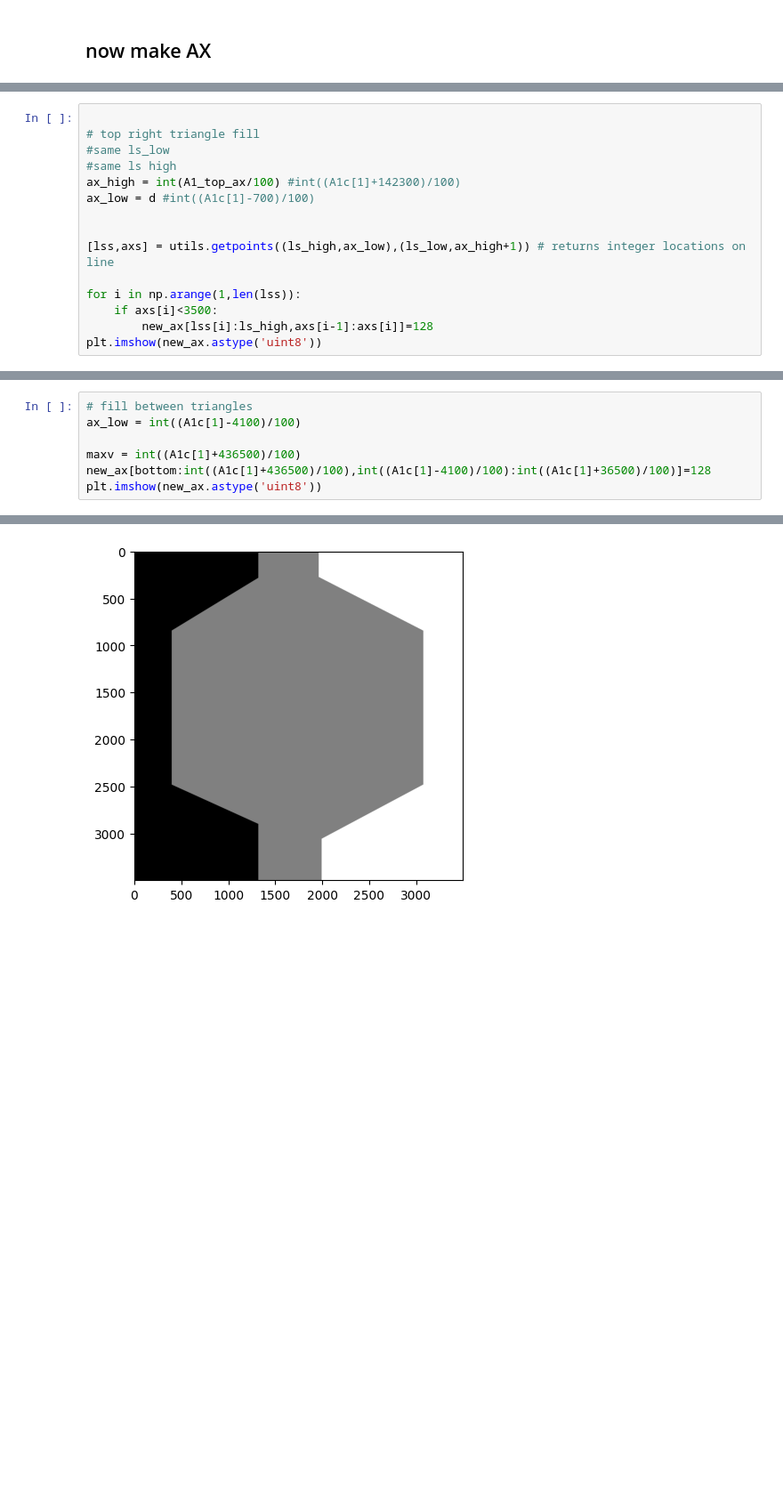
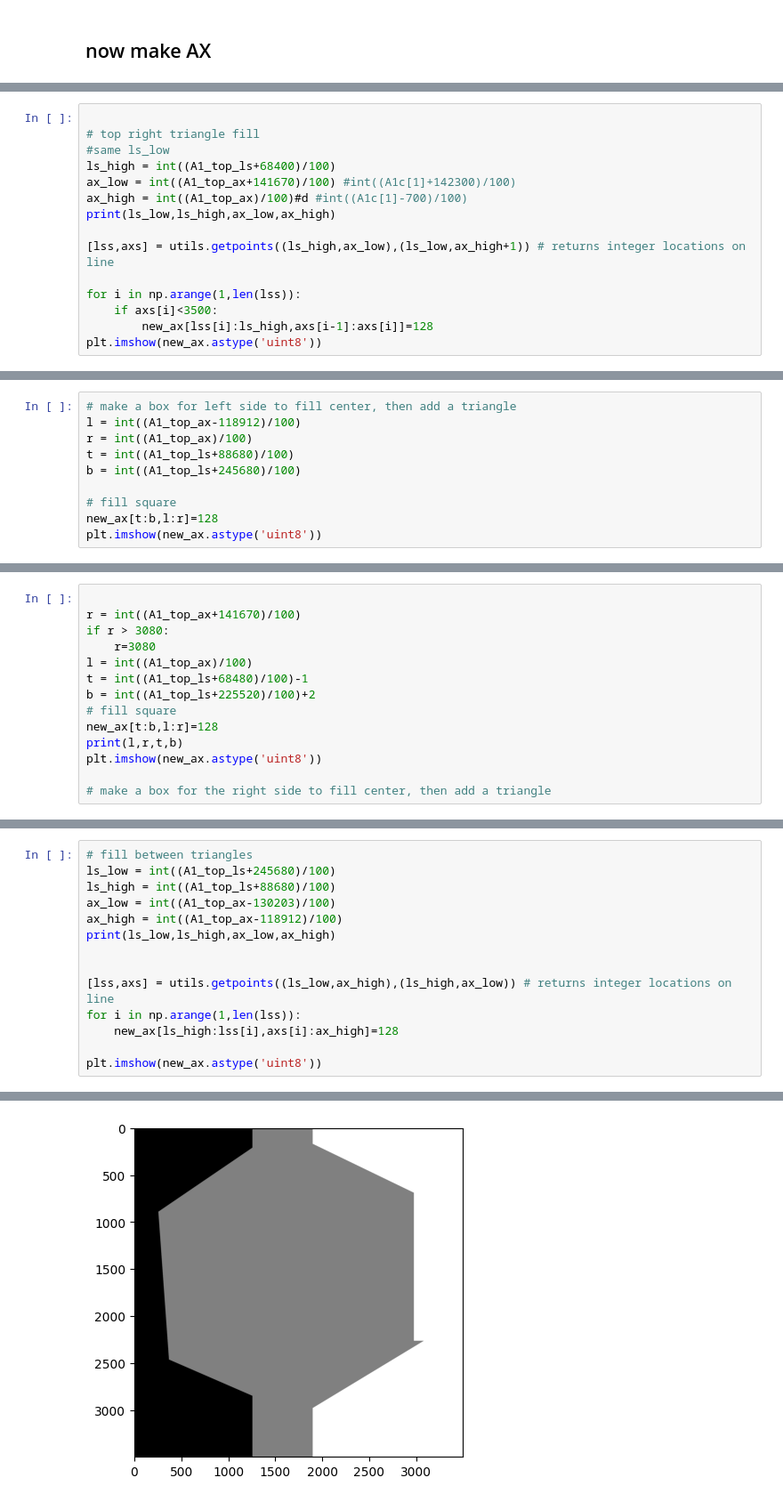
Before and after one commit to the-dennis-lab/labwide_rig, a Jupyter notebook: notebooks/generate_csv_tilepoints.ipynb, the cells around one changed output, grey strips where cells are left out. Shown at 89% size. Cells and saved outputs as stored; diff of their text form; blank space fills up the shorter version.

```diff
--- a/notebooks/generate_csv_tilepoints.ipynb
+++ b/notebooks/generate_csv_tilepoints.ipynb
@@ -291,10 +272,10 @@ plt.imshow(new_ax.astype('uint8'))
 
 # top right triangle fill
 #same ls_low
-#same ls high
-ax_high = int(A1_top_ax/100) #int((A1c[1]+142300)/100)
-ax_low = d #int((A1c[1]-700)/100)
-
+ls_high = int((A1_top_ls+68400)/100)
+ax_low = int((A1_top_ax+141670)/100) #int((A1c[1]+142300)/100)
+ax_high = int((A1_top_ax)/100)#d #int((A1c[1]-700)/100)
+print(ls_low,ls_high,ax_low,ax_high)
 
 [lss,axs] = utils.getpoints((ls_high,ax_low),(ls_low,ax_high+1)) # returns integer locations on line
 
@@ -345,0 +336,10 @@ plt.imshow(new_ax.astype('uint8'))
+# %%
+# make a box for left side to fill center, then add a triangle
+l = int((A1_top_ax-118912)/100)
+r = int((A1_top_ax)/100)
+t = int((A1_top_ls+88680)/100)
+b = int((A1_top_ls+245680)/100)
+
+# fill square
+new_ax[t:b,l:r]=128
+plt.imshow(new_ax.astype('uint8'))
@@ -345,0 +349,14 @@ plt.imshow(new_ax.astype('uint8'))
+# %%
+
+r = int((A1_top_ax+141670)/100)
+if r > 3080:
+    r=3080
+l = int((A1_top_ax)/100)
+t = int((A1_top_ls+68480)/100)-1
+b = int((A1_top_ls+225520)/100)+2
+# fill square
+new_ax[t:b,l:r]=128
+print(l,r,t,b)
+plt.imshow(new_ax.astype('uint8'))
+
+# make a box for the right side to fill center, then add a triangle
@@ -346,8 +367,15 @@ plt.imshow(new_ax.astype('uint8'))
 # %%
 # fill between triangles
-ax_low = int((A1c[1]-4100)/100)
+ls_low = int((A1_top_ls+245680)/100)
+ls_high = int((A1_top_ls+88680)/100)
+ax_low = int((A1_top_ax-130203)/100)
+ax_high = int((A1_top_ax-118912)/100)
+print(ls_low,ls_high,ax_low,ax_high)
 
-maxv = int((A1c[1]+436500)/100)
-new_ax[bottom:int((A1c[1]+436500)/100),int((A1c[1]-4100)/100):int((A1c[1]+36500)/100)]=128
+
+[lss,axs] = utils.getpoints((ls_low,ax_high),(ls_high,ax_low)) # returns integer locations on line
+for i in np.arange(1,len(lss)):
+    new_ax[ls_high:lss[i],axs[i]:ax_high]=128
+
 plt.imshow(new_ax.astype('uint8'))
 # %% [output]
@@ -355 +384 @@ plt.imshow(new_ax.astype('uint8'))
-[figure, old version]
+[figure, new version]
```
Also changed, not shown: parts of 23 cells of this notebook.
